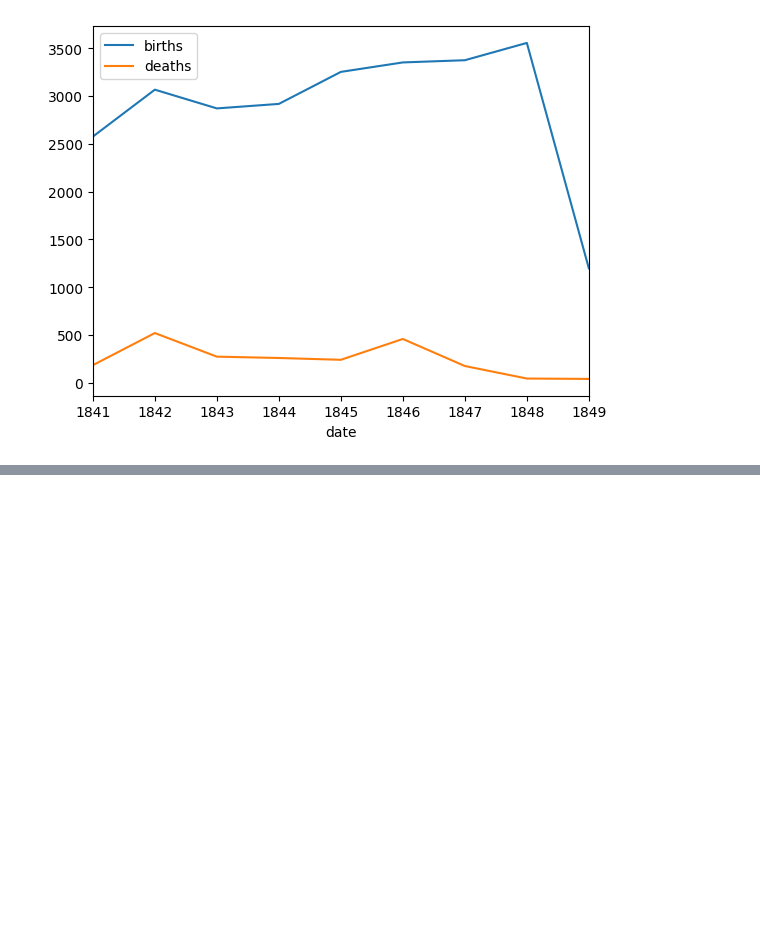
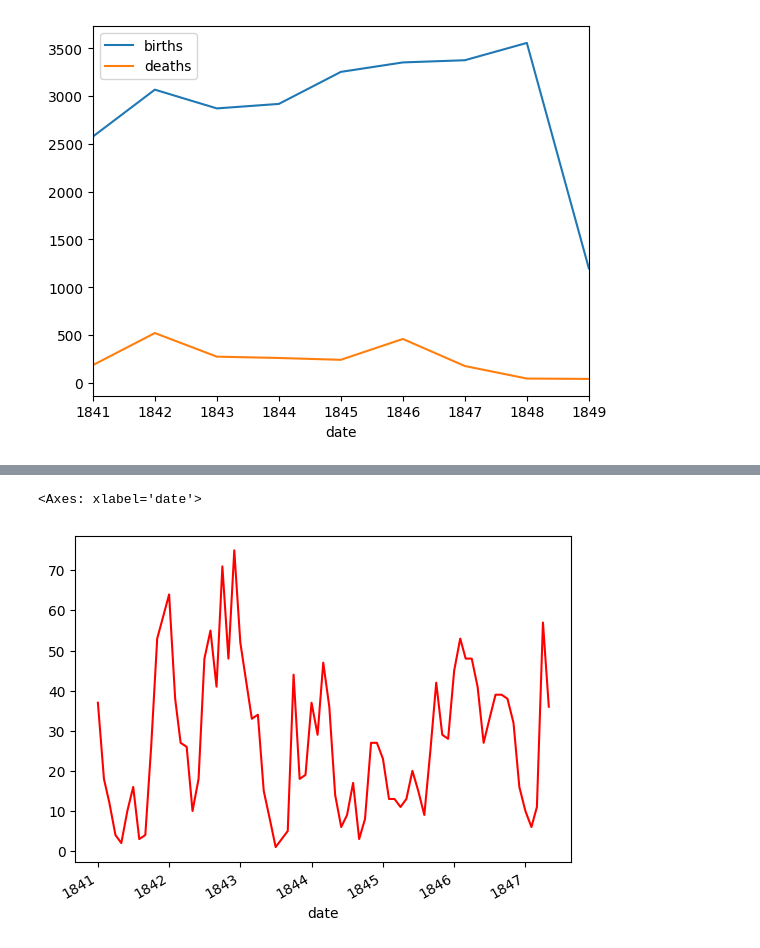
Before and after one commit to tomasfigueroaruesjas/the-effects-of-handwashing, a Jupyter notebook: Untitled.ipynb, the cells around one changed output, grey strips where cells are left out. Cells and saved outputs as stored; diff of their text form; code cells hidden in the pictures; blank space fills up the shorter version.

```diff
--- a/Untitled.ipynb
+++ b/Untitled.ipynb
@@ -400,0 +417,8 @@ dfSumT.plot()
+# %%
+hand_washing = pd.to_datetime('1847-06-01')
+
+before_handwashing = monthly_deaths[monthly_deaths.index < hand_washing]
+before_handwashing.deaths.plot(color='red')
+# %% [output]
+<Axes: xlabel='date'>
+[figure, added]
```
Also changed, not shown: parts of 19 cells of this notebook.
